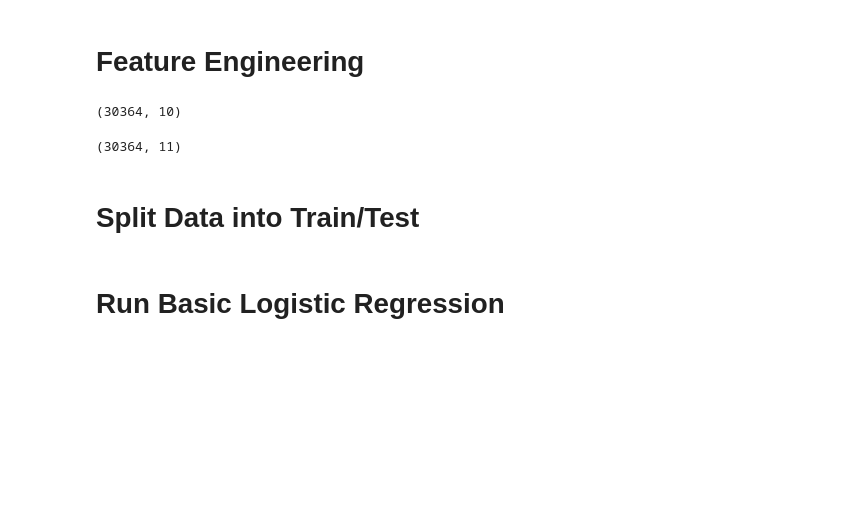
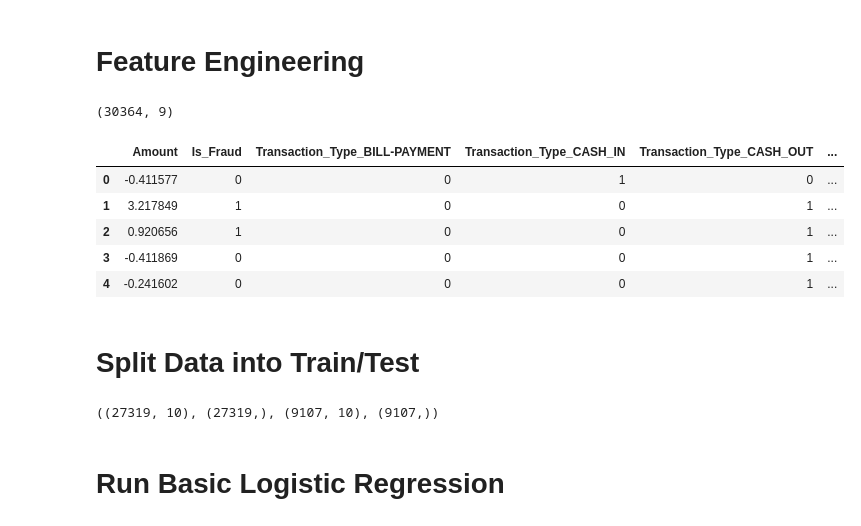
Before and after one commit to mathurp/ML4CreditCardFraudDetection, a Jupyter notebook: EDA_Angad.ipynb, the cells around one changed output. Saved outputs shown, nothing was run; the diff lists cells and outputs as text; code cells hidden in the pictures; blank space fills up the shorter version.

```diff
--- a/EDA_Angad.ipynb
+++ b/EDA_Angad.ipynb
@@ -133,12 +133,14 @@ X.shape
 X.to_csv("undersampled_df")
 # %% [markdown]
 # Feature Engineering
+# %%
+X = pd.read_csv('undersampled_df').drop(columns=['Unnamed: 0'])
 # %%
 # Change Trans Type to one-hot encoding
 model_data = pd.get_dummies(X, columns=['Transaction_Type'])
 
 # Remove columns that don't matter
-model_data = model_data.drop(columns=['Time_Stamp', 'Merchant_Id', 'Merchant_Old_Balance',
+model_data = model_data.drop(columns=['Time_Stamp', 'Client_Id', 'Merchant_Id', 'Merchant_Old_Balance',
                          'Merchant_New_Balance', 'Is_Flagged_Fraud'])
 # %%
 # Create new feature
@@ -163,4 +165,4 @@ model_data = model_data.drop(columns=['Cleint_New_Balance', 'Client_Old_Balance'
 # %%
 model_data.shape
 # %% [output]
-(30364, 10)
+(30364, 9)
@@ -177,13 +169,17 @@ for cid in model_data.Client_Id:
 # %%
 # Standardize non-binary columns
 model_data['Amount'] = (model_data.Amount - model_data.Amount.mean())/model_data.Amount.std()
-model_data['abs_bal_diff'] = (model_data.abs_bal_diff - model_data.abs_bal_diff.mean())/model_data.abs_bal_diff.std()
+model_data['bal_diff'] = (model_data.bal_diff - model_data.bal_diff.mean())/model_data.bal_diff.std()
 model_data['%_Of_Balance'] = (model_data['%_Of_Balance'] - model_data['%_Of_Balance'].mean())/model_data['%_Of_Balance'].std()
-model_data['avg_amt_nonfraud'] = (model_data['avg_amt_nonfraud'] - model_data['avg_amt_nonfraud'].mean())/model_data['avg_amt_nonfraud'].std()
 # %%
-model_data.shape
+model_data.head()
 # %% [output]
-(30364, 11)
+|  | Amount | Is_Fraud | Transaction_Type_BILL-PAYMENT | Transaction_Type_CASH_IN | Transaction_Type_CASH_OUT | ... |
+| 0 | -0.411577 | 0 | 0 | 1 | 0 | ... |
+| 1 | 3.217849 | 1 | 0 | 0 | 1 | ... |
+| 2 | 0.920656 | 1 | 0 | 0 | 1 | ... |
+| 3 | -0.411869 | 0 | 0 | 0 | 1 | ... |
+| 4 | -0.241602 | 0 | 0 | 0 | 1 | ... |
 # %% [markdown]
 # Split Data into Train/Test
 # %%
@@ -194,6 +190,8 @@ from sklearn.model_selection import train_test_split
 
 X_train, X_test, y_train, y_test = train_test_split(X,y)
 X_train.shape, y_train.shape, X_test.shape, y_test.shape
+# %% [output]
+((27319, 10), (27319,), (9107, 10), (9107,))
 # %% [markdown]
 # Run Basic Logistic Regression
 # %%
```
Also changed, not shown: parts of 2 cells of this notebook.
